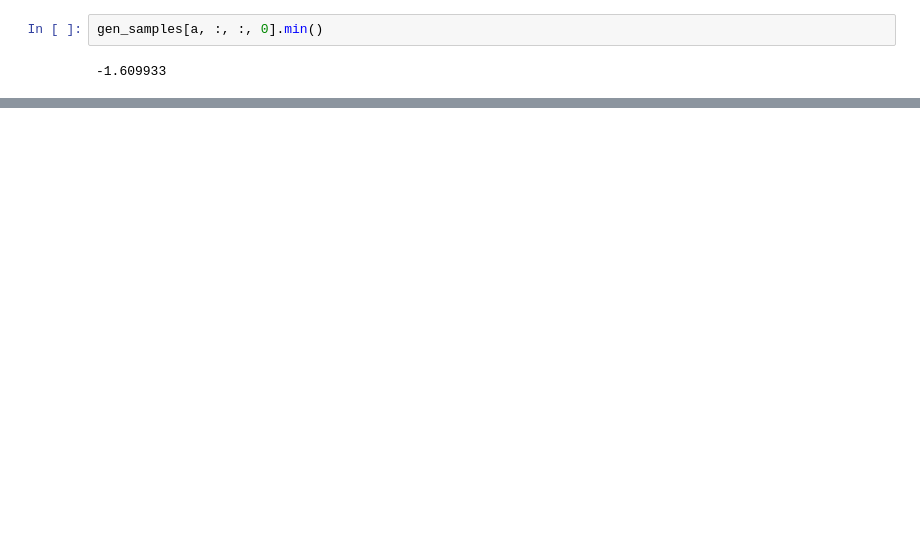
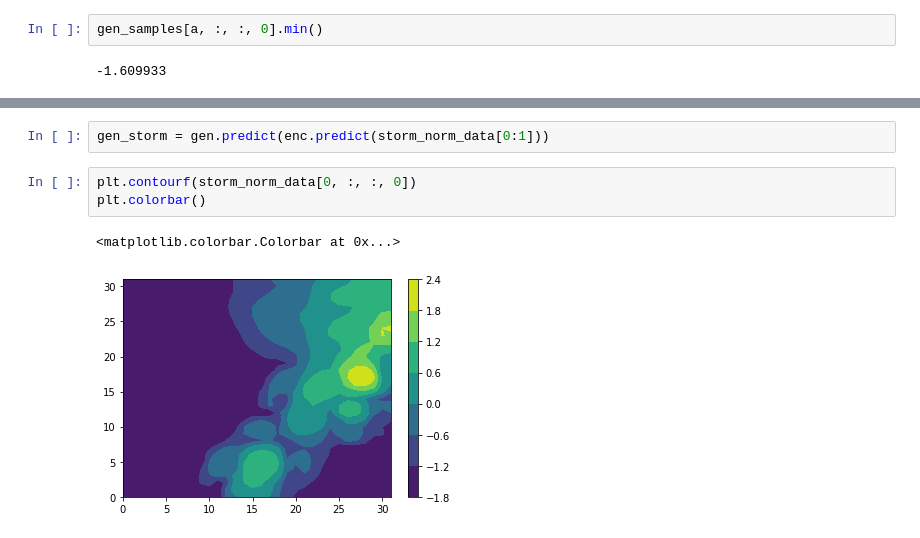
Before and after one commit to djgagne/deepsky, a Jupyter notebook: notebooks/Storm_GAN_Pooling_20180621.ipynb, the cells around one changed output, grey strips where cells are left out. Saved outputs shown, nothing was run; the diff lists cells and outputs as text; blank space fills up the shorter version.

```diff
--- a/notebooks/Storm_GAN_Pooling_20180621.ipynb
+++ b/notebooks/Storm_GAN_Pooling_20180621.ipynb
@@ -376,0 +493,8 @@ storm_norm_data.min()
+# %%
+gen_storm = gen.predict(enc.predict(storm_norm_data[0:1]))
+# %%
+plt.contourf(storm_norm_data[0, :, :, 0])
+plt.colorbar()
+# %% [output]
+<matplotlib.colorbar.Colorbar at 0x...>
+[figure, added]
```
Also changed, not shown: parts of 26 cells of this notebook.
